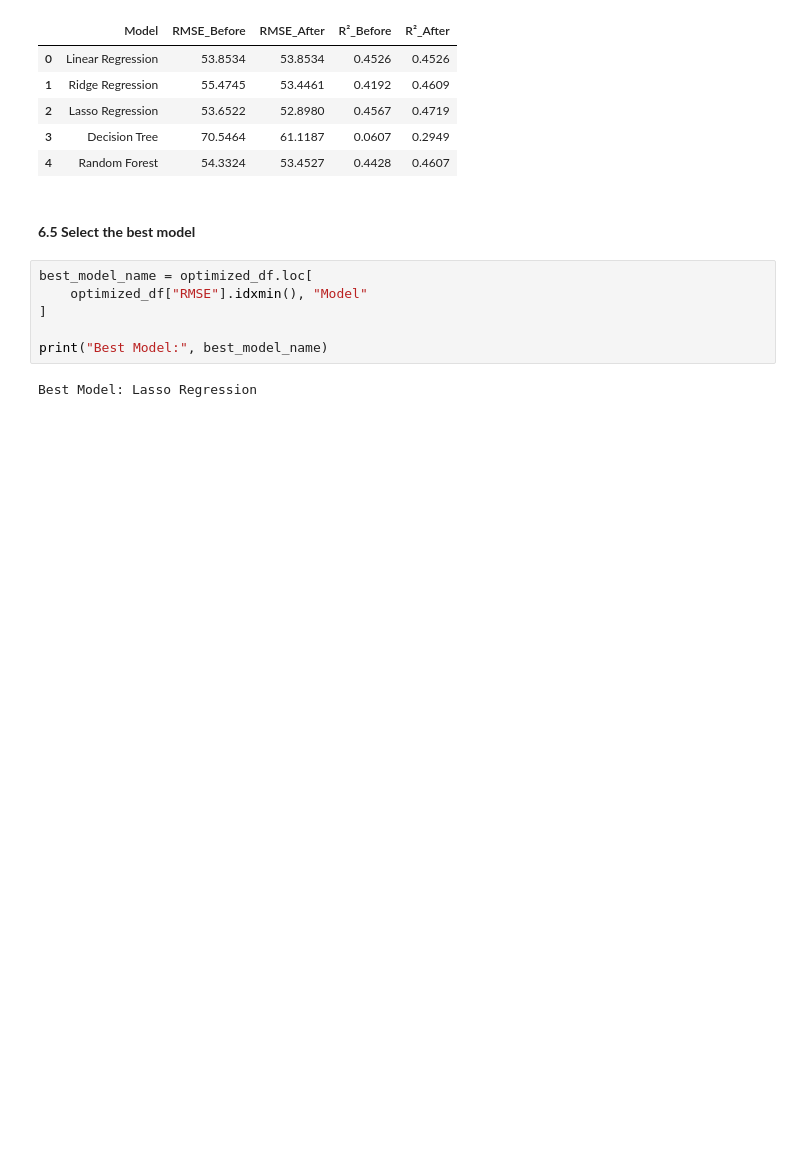
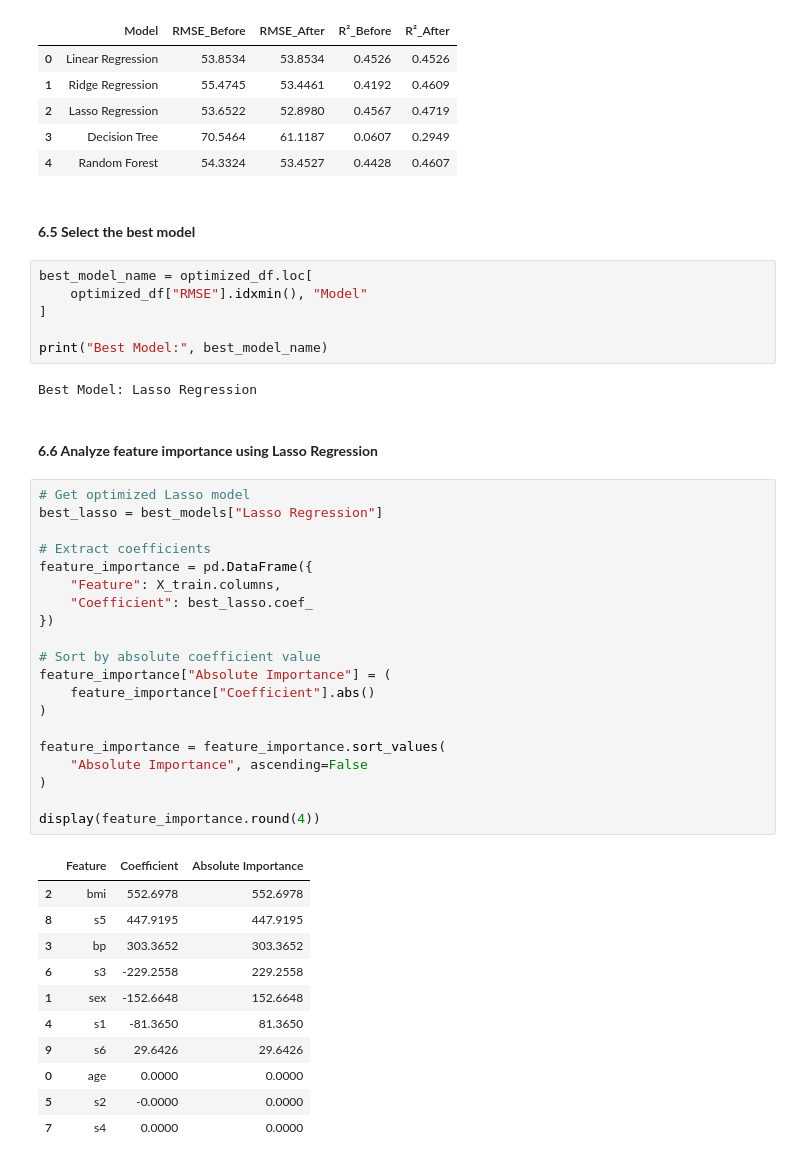
Before and after one commit to Yvesangwa/Diabetes-Disease-Progression-Prediction, a Jupyter notebook: Diabetes_Progression_Prediction.ipynb, the cells around one changed output. Saved outputs shown, nothing was run; the diff lists cells and outputs as text; blank space fills up the shorter version.

```diff
--- a/Diabetes_Progression_Prediction.ipynb
+++ b/Diabetes_Progression_Prediction.ipynb
@@ -436,3 +436,37 @@ best_model_name = optimized_df.loc[
 print("Best Model:", best_model_name)
 # %% [output]
 Best Model: Lasso Regression
+# %% [markdown]
+#### **6.6 Analyze feature importance using Lasso Regression**
+# %%
+# Get optimized Lasso model
+best_lasso = best_models["Lasso Regression"]
+
+# Extract coefficients
+feature_importance = pd.DataFrame({
+    "Feature": X_train.columns,
+    "Coefficient": best_lasso.coef_
+})
+
+# Sort by absolute coefficient value
+feature_importance["Absolute Importance"] = (
+    feature_importance["Coefficient"].abs()
+)
+
+feature_importance = feature_importance.sort_values(
+    "Absolute Importance", ascending=False
+)
+
+display(feature_importance.round(4))
+# %% [output]
+|  | Feature | Coefficient | Absolute Importance |
+| 2 | bmi | 552.6978 | 552.6978 |
+| 8 | s5 | 447.9195 | 447.9195 |
+| 3 | bp | 303.3652 | 303.3652 |
+| 6 | s3 | -229.2558 | 229.2558 |
+| 1 | sex | -152.6648 | 152.6648 |
+| 4 | s1 | -81.3650 | 81.3650 |
+| 9 | s6 | 29.6426 | 29.6426 |
+| 0 | age | 0.0000 | 0.0000 |
+| 5 | s2 | -0.0000 | 0.0000 |
+| 7 | s4 | 0.0000 | 0.0000 |
```
Also changed, not shown: parts of 2 cells of this notebook.
